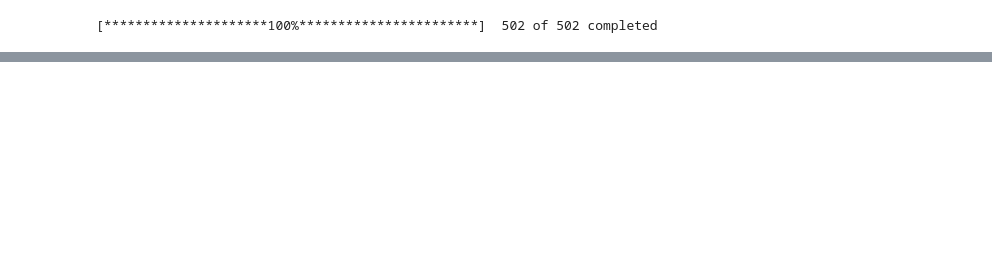
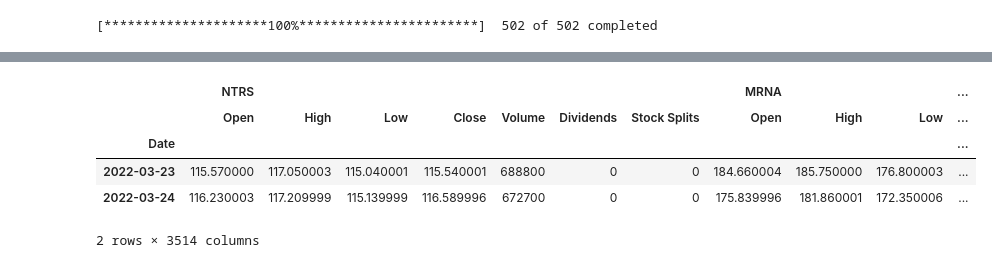
Before and after one commit to magendooro/screener, a Jupyter notebook: speed.ipynb, the cells around one changed output, grey strips where cells are left out. Drawn from its saved outputs; the diff is of its cells as text; code cells hidden in the pictures; blank space fills up the shorter version.

```diff
--- a/speed.ipynb
+++ b/speed.ipynb
@@ -57,4 +57,4 @@ ValueError: Index contains duplicate entries, cannot reshape
 # %%
 import yfinance as yf
 # %%
-tickers_ = yf.Tickers()
+tickers_ = yf.Tickers(tickers)
@@ -71,4 +102,4 @@ yfinance.Tickers object <TWTR,ULTA,PNC,IVZ,ATVI,GD,DTE,XOM,SNA,EBAY,TGT,PBCT,EXR
 # %%
-yesterday = yf_ticker.download(interval='1d', start = yf_params['start'], end = yf_params['end'], timeout = 2)
+daily_update = tickers_.download(interval='1d', start = yf_params['start'], end = yf_params['end'], group_by='ticker', auto_adjust=True, actions=True,  timeout = 2)
 # %% [output]
 [*********************100%***********************]  502 of 502 completed
@@ -131,0 +106,9 @@ yesterday['Close']
+# %%
+daily_update
+# %% [output]
+|  | NTRS |  |  |  |  |  |  | MRNA |  |  | ... |
+|  | Open | High | Low | Close | Volume | Dividends | Stock Splits | Open | High | Low | ... |
+| Date |  |  |  |  |  |  |  |  |  |  | ... |
+| 2022-03-23 | 115.570000 | 117.050003 | 115.040001 | 115.540001 | 688800 | 0 | 0 | 184.660004 | 185.750000 | 176.800003 | ... |
+| 2022-03-24 | 116.230003 | 117.209999 | 115.139999 | 116.589996 | 672700 | 0 | 0 | 175.839996 | 181.860001 | 172.350006 | ... |
+2 rows × 3514 columns
```
Also changed, not shown: parts of 14 cells of this notebook.
